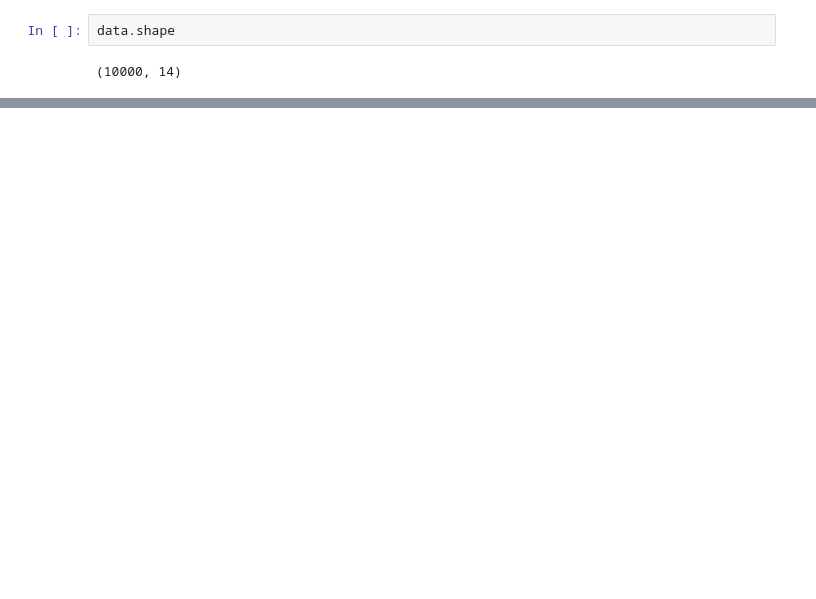
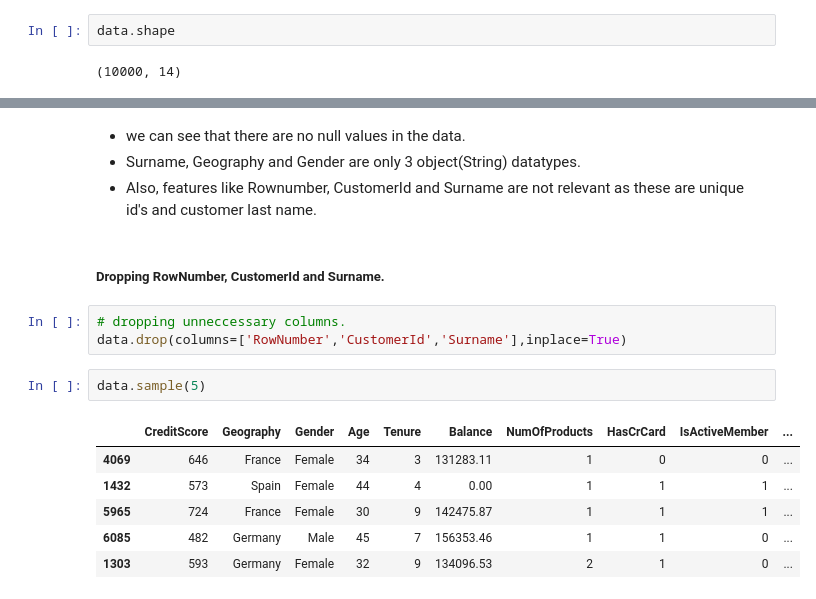
Before and after one commit to snegi5/hello-github, a Jupyter notebook: Module_7.ipynb, the cells around one changed output, grey strips where cells are left out. Drawn from its saved outputs; the diff is of its cells as text; blank space fills up the shorter version.

```diff
--- a/Module_7.ipynb
+++ b/Module_7.ipynb
@@ -16,0 +55,18 @@ data.shape
+# %% [markdown]
+* we can see that there are no null values in the data.
+* Surname, Geography and Gender are only 3 object(String) datatypes.
+* Also, features like Rownumber, CustomerId and Surname are not relevant as these are unique id's and customer last name.
+# %% [markdown]
+##### Dropping RowNumber, CustomerId and Surname.
+# %%
+# dropping unneccessary columns.
+data.drop(columns=['RowNumber','CustomerId','Surname'],inplace=True)
+# %%
+data.sample(5)
+# %% [output]
+|  | CreditScore | Geography | Gender | Age | Tenure | Balance | NumOfProducts | HasCrCard | IsActiveMember | ... |
+| 4069 | 646 | France | Female | 34 | 3 | 131283.11 | 1 | 0 | 0 | ... |
+| 1432 | 573 | Spain | Female | 44 | 4 | 0.00 | 1 | 1 | 1 | ... |
+| 5965 | 724 | France | Female | 30 | 9 | 142475.87 | 1 | 1 | 1 | ... |
+| 6085 | 482 | Germany | Male | 45 | 7 | 156353.46 | 1 | 1 | 0 | ... |
+| 1303 | 593 | Germany | Female | 32 | 9 | 134096.53 | 2 | 1 | 0 | ... |
```
Also changed, not shown: parts of 15 cells of this notebook.
